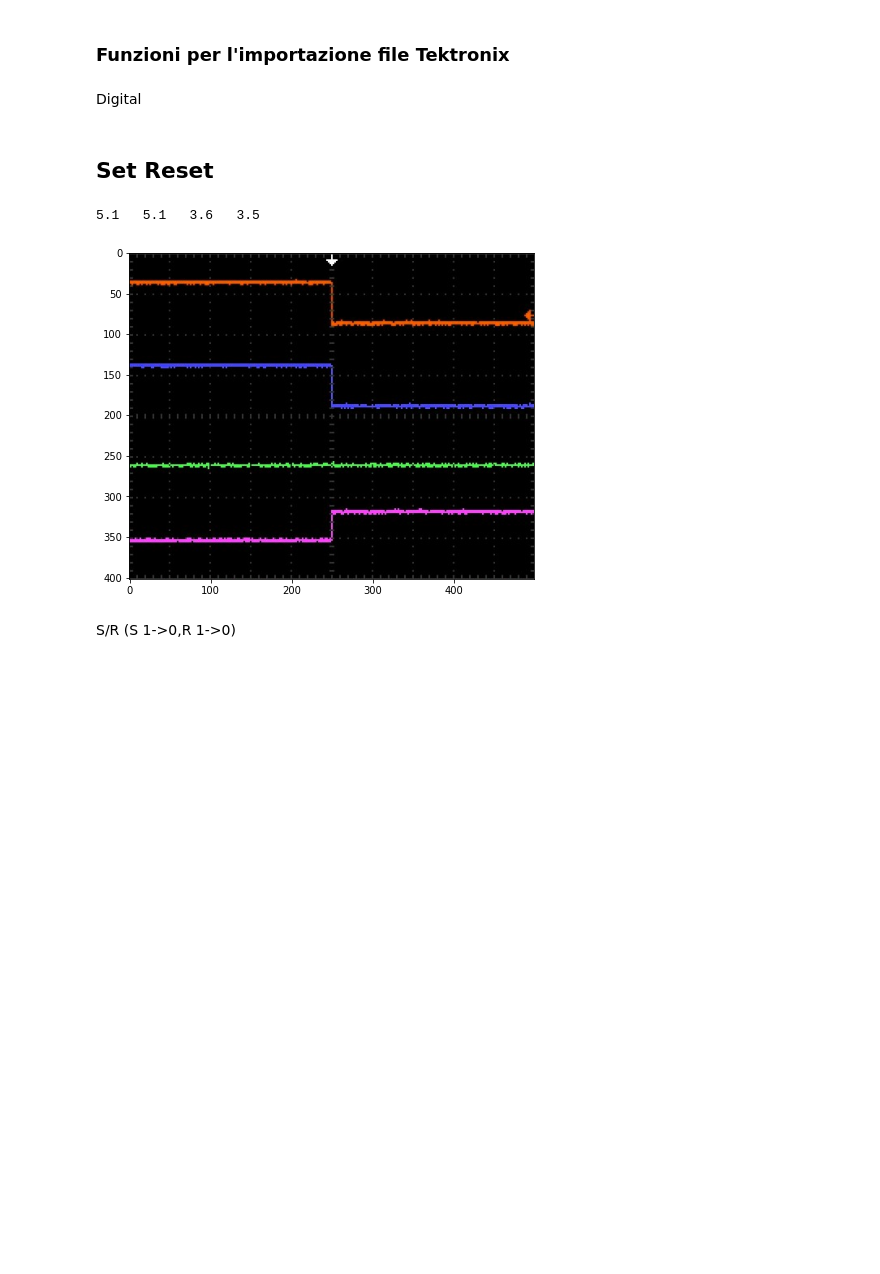
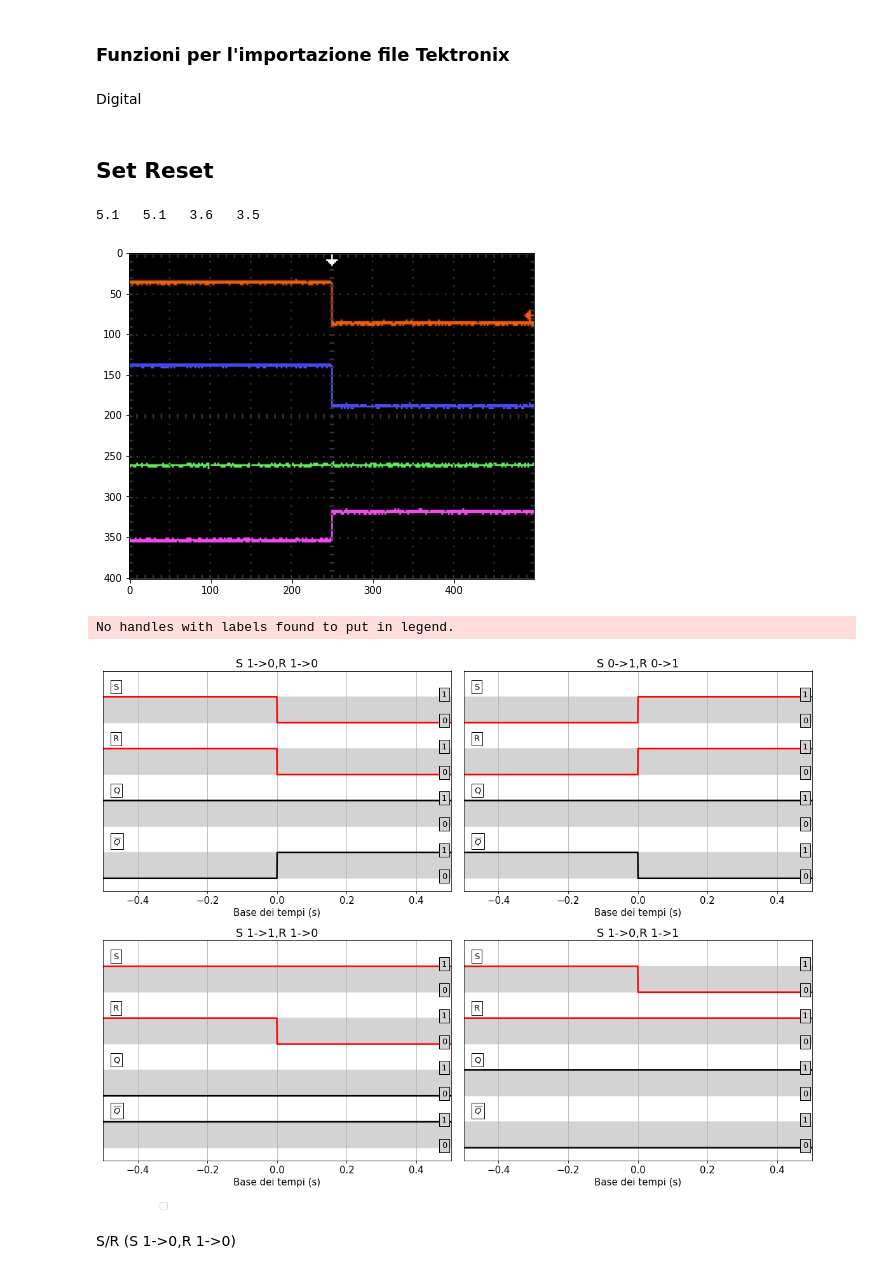
Before and after one commit to valeriopagliarino/Electronics-2021-UNITO-Public, a Jupyter notebook: analysis/1_FlipFlop.ipynb, the cells around one changed output. Drawn from its saved outputs; the diff is of its cells as text; code cells hidden in the pictures; blank space fills up the shorter version.

```diff
--- a/analysis/1_FlipFlop.ipynb
+++ b/analysis/1_FlipFlop.ipynb
@@ -193,6 +193,65 @@ def plotLogicLevel_noclk(ch1, ch1_name, ch2, ch2_name, ch3, ch3_name, ch4, ch4_n
     ax.text(0.945*time_div*5,2, "1", fontsize=13, bbox=dict(facecolor='lightgray', alpha=1))
     ax.text(0.945*time_div*5,3, "0", fontsize=13, bbox=dict(facecolor='lightgray', alpha=1))
     ax.text(0.945*time_div*5,4, "1", fontsize=13, bbox=dict(facecolor='lightgray', alpha=1))
+# %%
+fig, ax = plt.subplots(nrows = 2, ncols = 2, figsize = (16,12))
+#fig, ax = plt.subplots()
+time_div = 0.1
+ch1 = [np.heaviside(-timebase , 1),np.heaviside(timebase , 1),np.heaviside(timebase-timebase[0] , 1),np.heaviside(-timebase , 1)]
+ch2 = [np.heaviside(-timebase , 1),np.heaviside(timebase , 1),np.heaviside(-timebase , 1),np.heaviside(timebase-timebase[0] , 1)]
+ch3 = [np.heaviside(timebase-timebase[0], 1),np.heaviside(timebase-timebase[0], 1),np.heaviside(timebase+timebase[0], 1),np.heaviside(timebase-timebase[0], 1)]
+ch4 = [np.heaviside(timebase, 1),np.heaviside(-timebase, 1),np.heaviside(timebase-timebase[0], 1),np.heaviside(timebase+timebase[0], 1)]
+
+
+c=0
+
+for i in range(0,2):
+    for j in range(0,2):
+        ax[i][j].plot(timebase, ch4[i+j+c] -3, color="black", linewidth=2.5)
+        ax[i][j].plot(timebase, ch3[i+j+c] -1, color="black", linewidth=2.5)
+        ax[i][j].plot(timebase, ch2[i+j+c] +1, color="red", linewidth=2.5)
+        ax[i][j].plot(timebase, ch1[i+j+c] +3, color="red", linewidth=2.5)
+        ax[i][j].get_yaxis().set_visible(False)
+        ax[i][j].set(xlabel="Base dei tempi (s)",xlim=[time_div * -5., time_div * 5.],ylim=[-3.5,  5])
+        #plt.title("Livelli logici",fontsize=15)
+
+        #ax.hlines(-2, -0.6, 0.6, color = "black", linestyle="--")
+        #ax.hlines(-3, -0.6, 0.6, color = "black", linestyle="--")
+        ax[i][j].fill_between(timebase, -2, -3, color="lightgray")
+        ax[i][j].text(-0.47,-2 + 0.3, "$\overline{Q}$", fontsize=13, bbox=dict(facecolor='white', alpha=1))
+        ax[i][j].fill_between(timebase, -1, +0, color="lightgray")
+        ax[i][j].text(-0.47, + 0.3, 'Q', fontsize=13, bbox=dict(facecolor='white', alpha=1))
+        ax[i][j].fill_between(timebase, +1, +2, color="lightgray")
+        ax[i][j].text(-0.47, +2 + 0.3, 'R', fontsize=13, bbox=dict(facecolor='white', alpha=1))
+        ax[i][j].fill_between(timebase, +3, +4, color="lightgray")
+        ax[i][j].text(-0.47, +4 + 0.3, 'S', fontsize=13, bbox=dict(facecolor='white', alpha=1))
+        ax[i][j].grid()
+        ax[i][j].text(0.945*time_div*5,-3, "0", fontsize=13, bbox=dict(facecolor='lightgray', alpha=1))
+        ax[i][j].text(0.945*time_div*5,-2, "1", fontsize=13, bbox=dict(facecolor='lightgray', alpha=1))
+        ax[i][j].text(0.945*time_div*5,-1, "0", fontsize=13, bbox=dict(facecolor='lightgray', alpha=1))
+        ax[i][j].text(0.945*time_div*5,0, "1", fontsize=13, bbox=dict(facecolor='lightgray', alpha=1))
+        ax[i][j].text(0.945*time_div*5,1, "0", fontsize=13, bbox=dict(facecolor='lightgray', alpha=1))
+        ax[i][j].text(0.945*time_div*5,2, "1", fontsize=13, bbox=dict(facecolor='lightgray', alpha=1))
+        ax[i][j].text(0.945*time_div*5,3, "0", fontsize=13, bbox=dict(facecolor='lightgray', alpha=1))
+        ax[i][j].text(0.945*time_div*5,4, "1", fontsize=13, bbox=dict(facecolor='lightgray', alpha=1))
+    c=c+1
+
+
+plt.rc('font', size=15)
+ax[0][0].set(title='S 1->0,R 1->0')
+ax[0][1].set(title='S 0->1,R 0->1')
+ax[1][0].set(title='S 1->1,R 1->0')
+ax[1][1].set(title='S 1->0,R 1->1')
+
+
+
+
+fig.legend(loc = "upper center", bbox_to_anchor = (0.1, 0.))
+fig.tight_layout()
+plt.savefig(f"{OUTPUTDIR}/set-reset-table.pdf")
+# %% [output]
+No handles with labels found to put in legend.
+[figure, added]
 # %% [markdown]
 S/R (S 1->0,R 1->0)
 # %%
```
Also changed, not shown: parts of 1 cell of this notebook, 7 other files.
